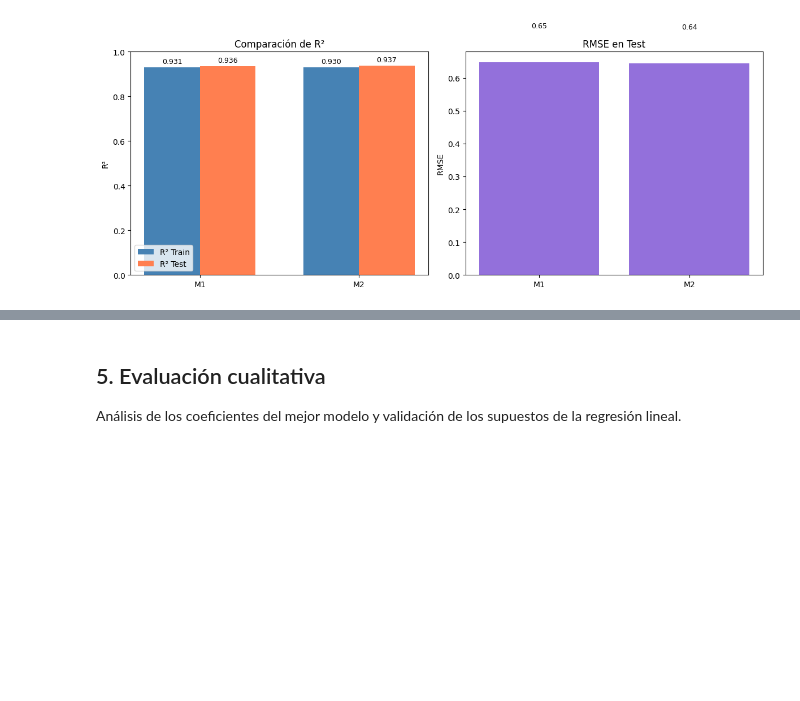
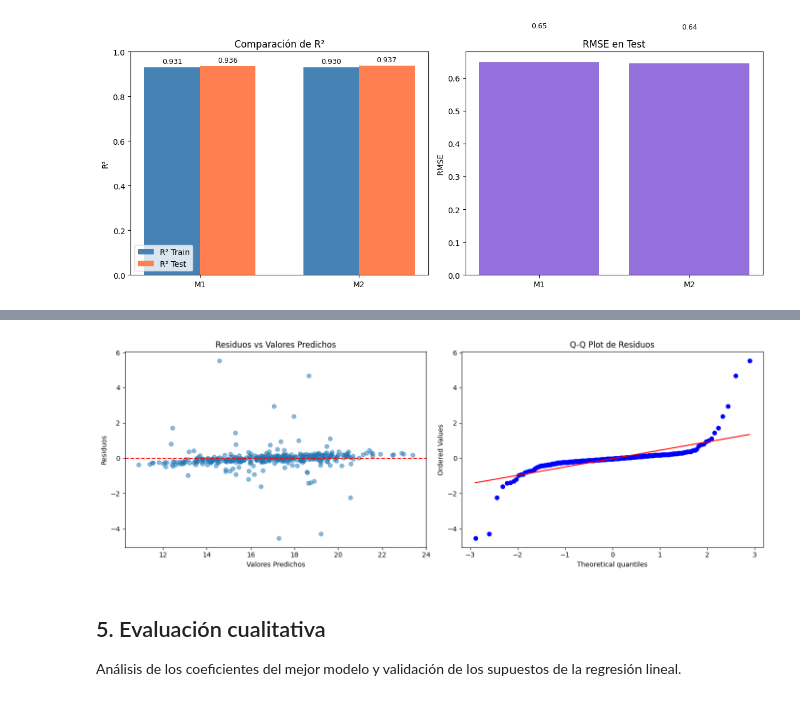
Before and after one commit to ISIS-2611-AprendizajeMaquina/MaterialDeClase-ISIS-2611, a Jupyter notebook: Laboratorios/L1 Regresion Lineal/data/Lab1_AlpesHearth_Plantilla.ipynb, the cells around one changed output, grey strips where cells are left out. Drawn from its saved outputs; the diff is of its cells as text; code cells hidden in the pictures; blank space fills up the shorter version.

Commit message:
Añadidass graficas y vainas para analisis mejor

```diff
--- a/Laboratorios/L1 Regresion Lineal/data/Lab1_AlpesHearth_Plantilla.ipynb
+++ b/Laboratorios/L1 Regresion Lineal/data/Lab1_AlpesHearth_Plantilla.ipynb
@@ -1153,3 +1206,26 @@ M2: Variables relevantes  0.929622 0.936741  0.415032   0.644229  0.279529
+# %%
+import matplotlib.pyplot as plt
+
+residuals = y_test - y_pred_test_2
+
+fig, axes = plt.subplots(1, 2, figsize=(14, 5))
+
+# Residuos vs Prediccion
+axes[0].scatter(y_pred_test_2, residuals, alpha=0.5)
+axes[0].axhline(y=0, color='r', linestyle='--')
+axes[0].set_xlabel('Valores Predichos')
+axes[0].set_ylabel('Residuos')
+axes[0].set_title('Residuos vs Valores Predichos')
+
+# Q-Q Plot para normalidad
+from scipy import stats
+stats.probplot(residuals, dist="norm", plot=axes[1])
+axes[1].set_title('Q-Q Plot de Residuos')
+
+plt.tight_layout()
+plt.show()
+# %% [output]
+[figure, added]
 # %% [markdown]
 ## 5. Evaluación cualitativa
 Análisis de los coeficientes del mejor modelo y validación de los supuestos de la regresión lineal.
```
Also changed, not shown: parts of 2 cells of this notebook.
